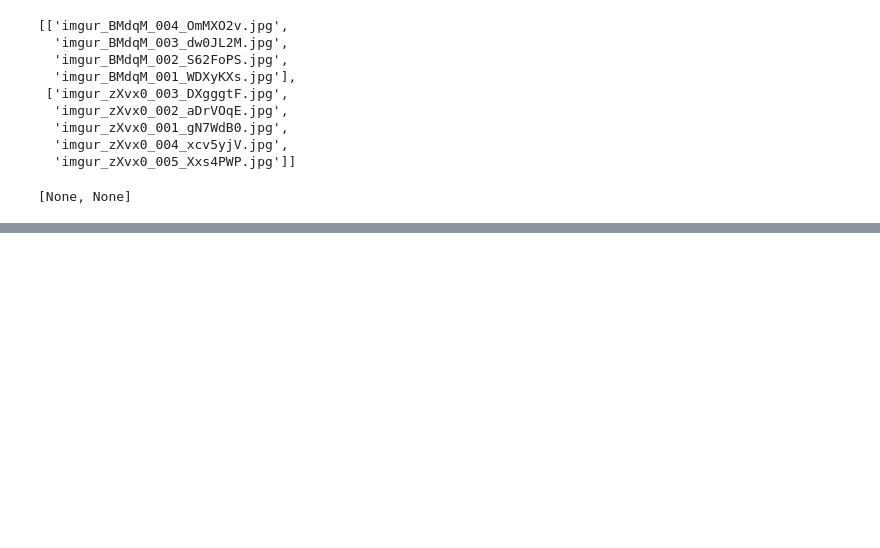
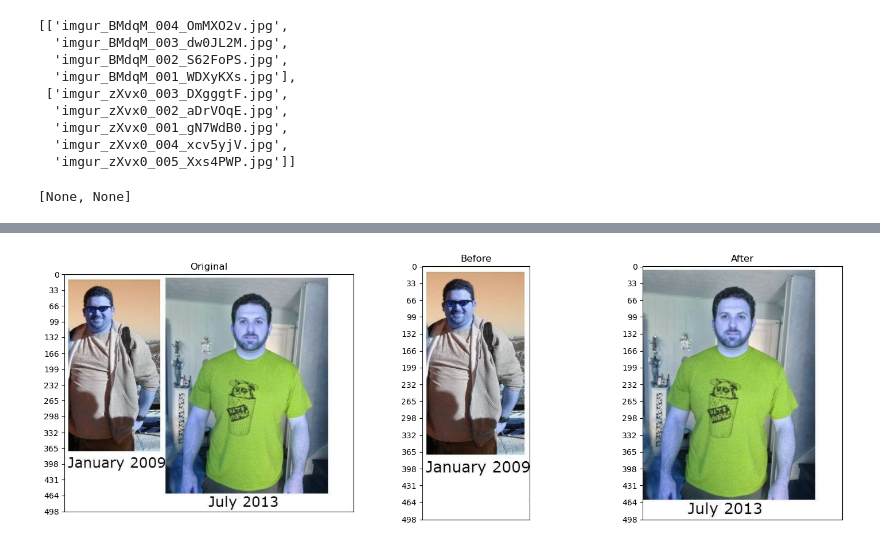
Before and after one commit to ijdouglas/generative-ai, a Jupyter notebook: scripts/preproc/process_images.ipynb, the cells around one changed output, grey strips where cells are left out. Drawn from its saved outputs; the diff is of its cells as text; code cells hidden in the pictures; blank space fills up the shorter version.

Commit message:
feat: image splitter --ijd

```diff
--- a/scripts/preproc/process_images.ipynb
+++ b/scripts/preproc/process_images.ipynb
@@ -130,0 +70,27 @@ Length: 100, dtype: object
+# %%
+def present_images(original, before, after):
+    fig, axes = plt.subplots(1, 3, figsize=(15, 5))
+
+    # Plot the original image
+    axes[0].imshow(original)
+    axes[0].set_title('Original')
+    axes[0].set_yticks([i * original.shape[0] // 15 for i in range(16)])  # Set 16 y-axis ticks
+    axes[0].set_xticks([])
+
+    # Plot the "before" image
+    axes[1].imshow(before)
+    axes[1].set_title('Before')
+    axes[1].set_yticks([i * before.shape[0] // 15 for i in range(16)])  # Set 16 y-axis ticks
+    axes[1].set_xticks([])
+
+    # Plot the "after" image
+    axes[2].imshow(after)
+    axes[2].set_title('After')
+    axes[2].set_yticks([i * after.shape[0] // 15 for i in range(16)])  # Set 16 y-axis ticks
+    axes[2].set_xticks([])
+
+    # Adjust layout for better spacing
+    plt.tight_layout()
+
+    # Show the plot
+    plt.show()
@@ -130,0 +160,4 @@ Length: 100, dtype: object
+# %%
+find_best_line_and_split(file_path = 'data/image_extraction/progresspics/url/1hwfpy.jpg', save=False)
+# %% [output]
+[figure, added]
```
Also changed, not shown: parts of 20 cells of this notebook, 1 other file.
